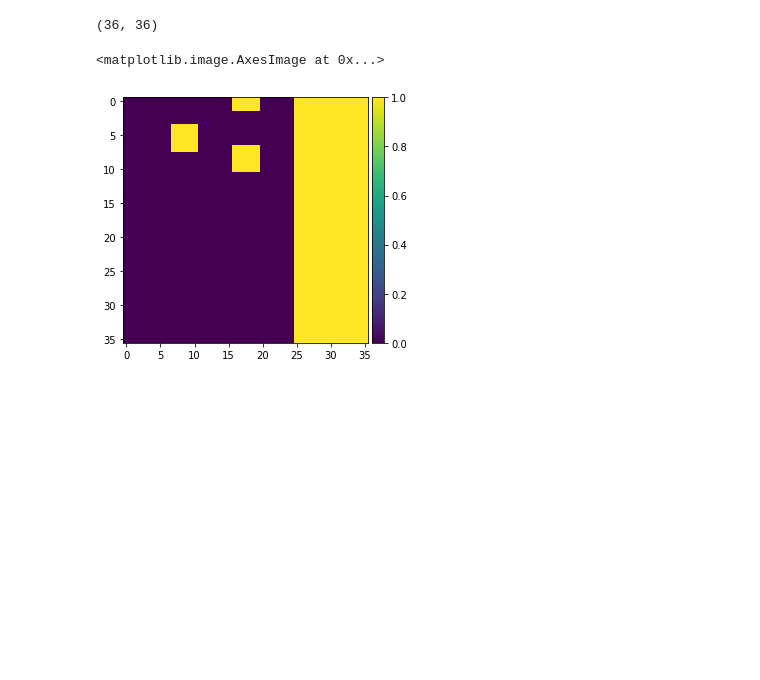
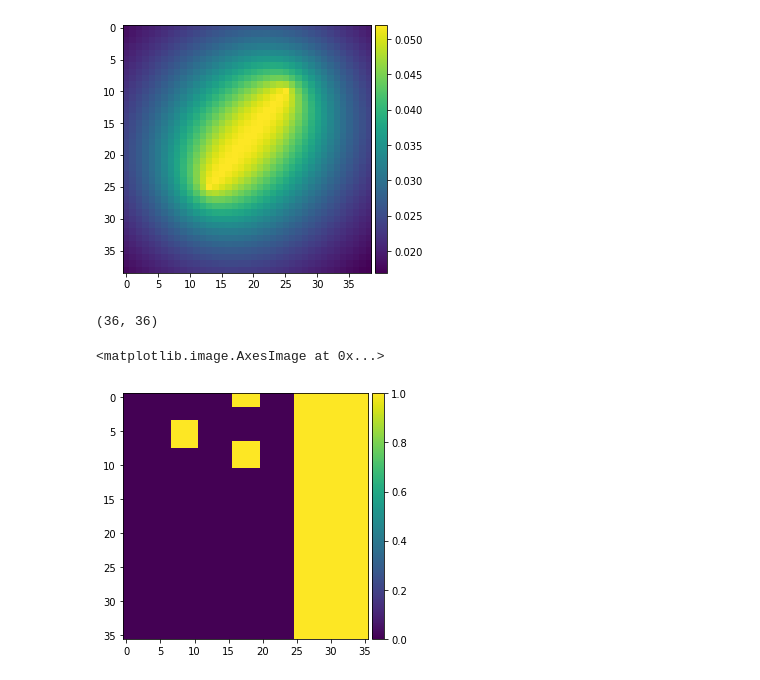
Before and after one commit to minerharry/AI_game_router, a Jupyter notebook: view_training_data.ipynb, the cells around one changed output. Drawn from its saved outputs; the diff is of its cells as text; code cells hidden in the pictures; blank space fills up the shorter version.

```diff
--- a/view_training_data.ipynb
+++ b/view_training_data.ipynb
@@ -66,3 +74,7 @@ imshow(im);
+# %%
+imshow(smear);
+# %% [output]
+[figure, added]
 # %%
 im = np.array(dat[idx][0][0]['collision_grid']);
 print(im.shape)
```
Also changed, not shown: parts of 3 cells of this notebook.
